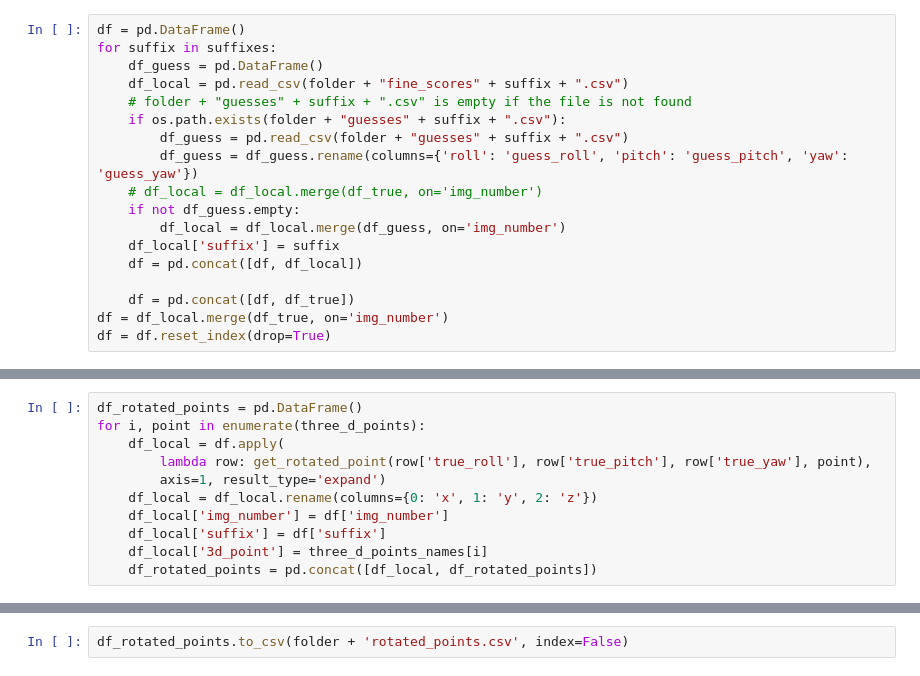
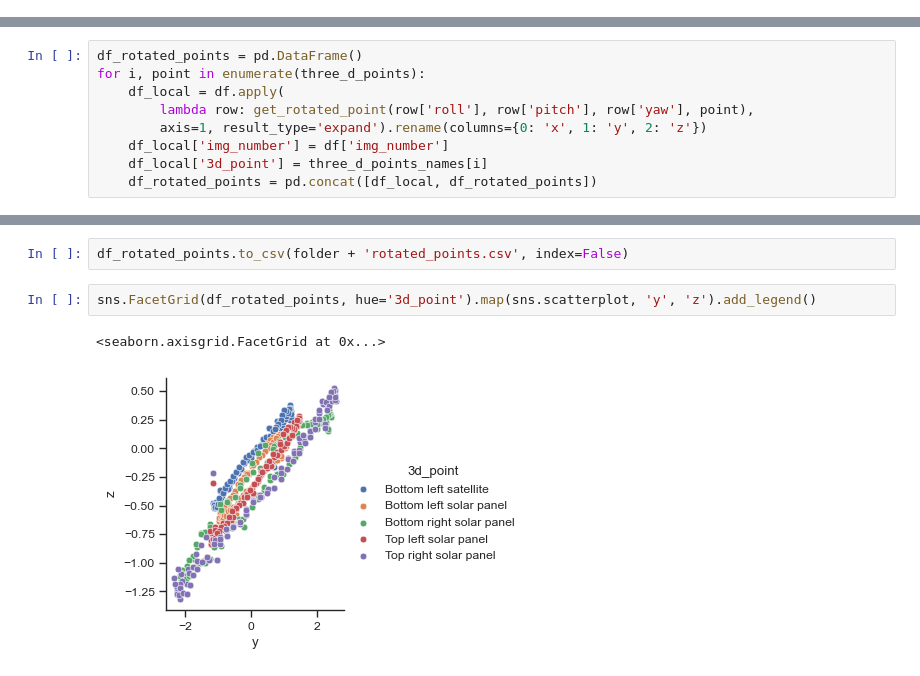
Before and after one commit to mikk5829/RRTNCTTASA, a Jupyter notebook: python-version/test_images/validation_plots.ipynb, the cells around one changed output, grey strips where cells are left out. Saved outputs shown, nothing was run; the diff lists cells and outputs as text.

Commit message:
new points

```diff
--- a/python-version/test_images/validation_plots.ipynb
+++ b/python-version/test_images/validation_plots.ipynb
@@ -65,18 +80,0 @@ df_true['img_number'] = df_true.index
-# %%
-df = pd.DataFrame()
-for suffix in suffixes:
-    df_guess = pd.DataFrame()
-    df_local = pd.read_csv(folder + "fine_scores" + suffix + ".csv")
-    # folder + "guesses" + suffix + ".csv" is empty if the file is not found
-    if os.path.exists(folder + "guesses" + suffix + ".csv"):
-        df_guess = pd.read_csv(folder + "guesses" + suffix + ".csv")
-        df_guess = df_guess.rename(columns={'roll': 'guess_roll', 'pitch': 'guess_pitch', 'yaw': 'guess_yaw'})
-    # df_local = df_local.merge(df_true, on='img_number')
-    if not df_guess.empty:
-        df_local = df_local.merge(df_guess, on='img_number')
-    df_local['suffix'] = suffix
-    df = pd.concat([df, df_local])
-
-    df = pd.concat([df, df_true])
-df = df_local.merge(df_true, on='img_number')
-df = df.reset_index(drop=True)
@@ -129,10 +173,8 @@ for guess_type in ['roll', 'pitch', 'yaw']:
 df_rotated_points = pd.DataFrame()
 for i, point in enumerate(three_d_points):
     df_local = df.apply(
-        lambda row: get_rotated_point(row['true_roll'], row['true_pitch'], row['true_yaw'], point),
-        axis=1, result_type='expand')
-    df_local = df_local.rename(columns={0: 'x', 1: 'y', 2: 'z'})
+        lambda row: get_rotated_point(row['roll'], row['pitch'], row['yaw'], point),
+        axis=1, result_type='expand').rename(columns={0: 'x', 1: 'y', 2: 'z'})
     df_local['img_number'] = df['img_number']
-    df_local['suffix'] = df['suffix']
     df_local['3d_point'] = three_d_points_names[i]
     df_rotated_points = pd.concat([df_local, df_rotated_points])
@@ -155,2 +181,7 @@ df_rotated_points
 # %%
 df_rotated_points.to_csv(folder + 'rotated_points.csv', index=False)
+# %%
+sns.FacetGrid(df_rotated_points, hue='3d_point').map(sns.scatterplot, 'y', 'z').add_legend()
+# %% [output]
+<seaborn.axisgrid.FacetGrid at 0x...>
+[figure, added]
```
Also changed, not shown: parts of 14 cells of this notebook, 9 other files.
